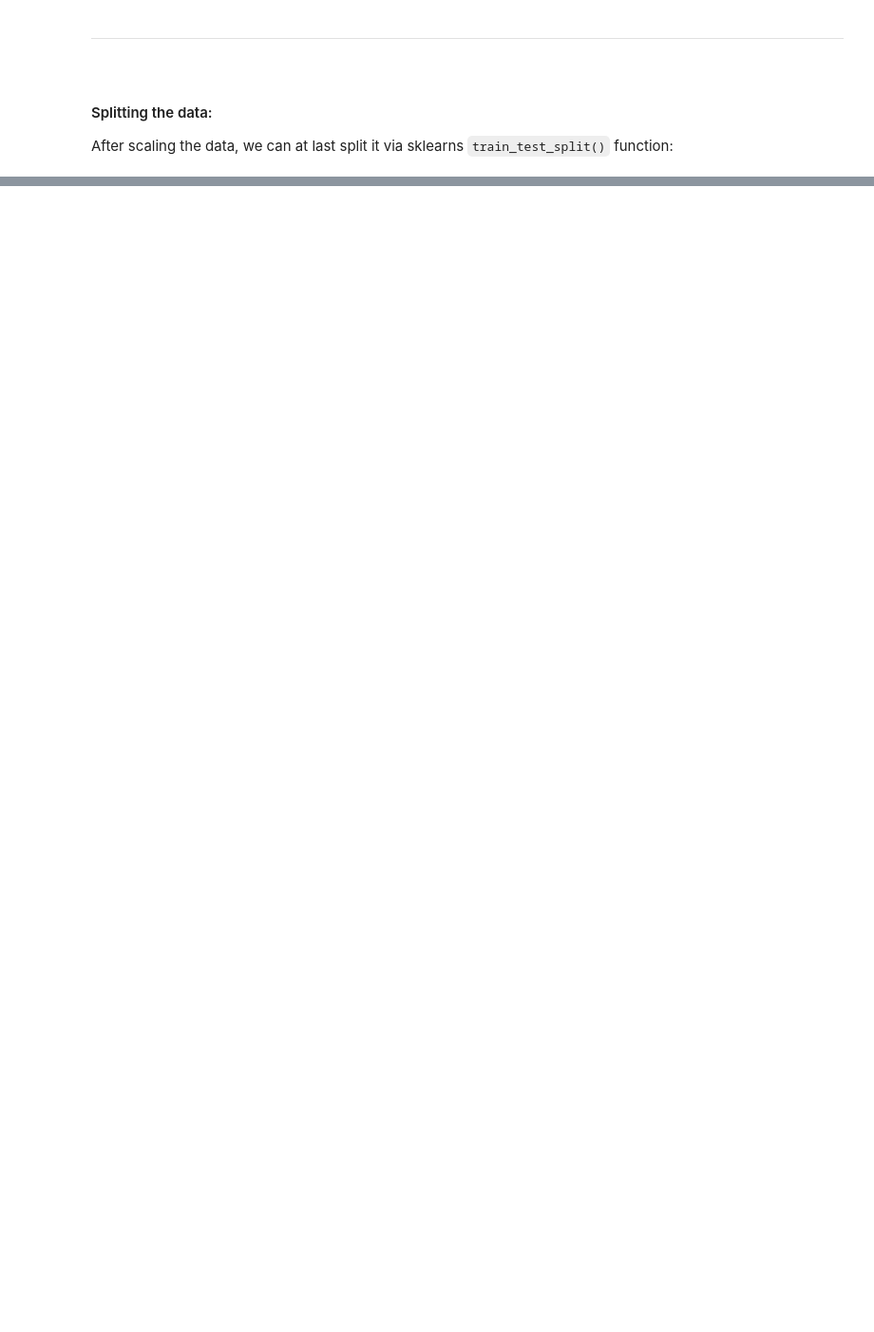
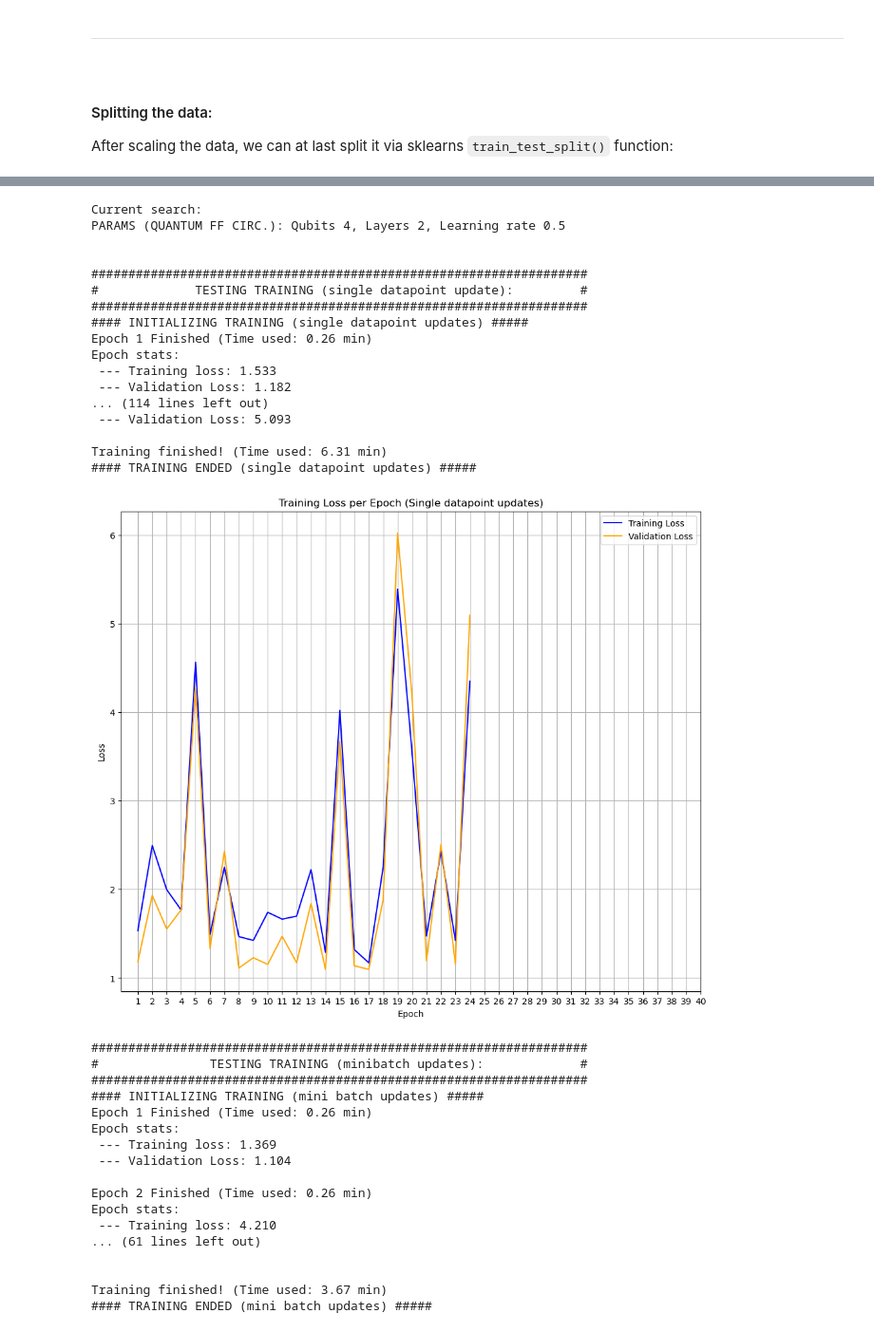
Before and after one commit to martinfloo/inf367-ma2, a Jupyter notebook: notebook_tobias_version.ipynb, the cells around one changed output, grey strips where cells are left out. Shown at 95% size. Saved outputs shown, nothing was run; the diff lists cells and outputs as text; code cells hidden in the pictures; blank space fills up the shorter version.

```diff
--- a/notebook_tobias_version.ipynb
+++ b/notebook_tobias_version.ipynb
@@ -936,0 +1192,40 @@ KeyboardInterrupt:
+# %%
+num_qubits_2, num_layers_2, name_2, search_2 = search_for_optimal_params(num_qubits = 4, num_layers = 2, learning_rate = 0.5, realAMP = False)
+iterate_params_retrieved(num_qubits_2, num_layers_2, name_2, search_2)
+list_of_params_retrieved.append([num_qubits_2, num_layers_2, name_2, search_2])
+# %% [output]
+Current search:
+PARAMS (QUANTUM FF CIRC.): Qubits 4, Layers 2, Learning rate 0.5
+
+
+###################################################################
+#             TESTING TRAINING (single datapoint update):         #
+###################################################################
+#### INITIALIZING TRAINING (single datapoint updates) #####
+Epoch 1 Finished (Time used: 0.26 min)
+Epoch stats:
+ --- Training loss: 1.533
+ --- Validation Loss: 1.182
+... (114 lines left out)
+ --- Validation Loss: 5.093
+
+Training finished! (Time used: 6.31 min)
+#### TRAINING ENDED (single datapoint updates) #####
+[figure, added]
+###################################################################
+#               TESTING TRAINING (minibatch updates):             #
+###################################################################
+#### INITIALIZING TRAINING (mini batch updates) #####
+Epoch 1 Finished (Time used: 0.26 min)
+Epoch stats:
+ --- Training loss: 1.369
+ --- Validation Loss: 1.104
+
+Epoch 2 Finished (Time used: 0.26 min)
+Epoch stats:
+ --- Training loss: 4.210
+... (61 lines left out)
+
+
+Training finished! (Time used: 3.67 min)
+#### TRAINING ENDED (mini batch updates) #####
```
Also changed, not shown: parts of 28 cells of this notebook.
